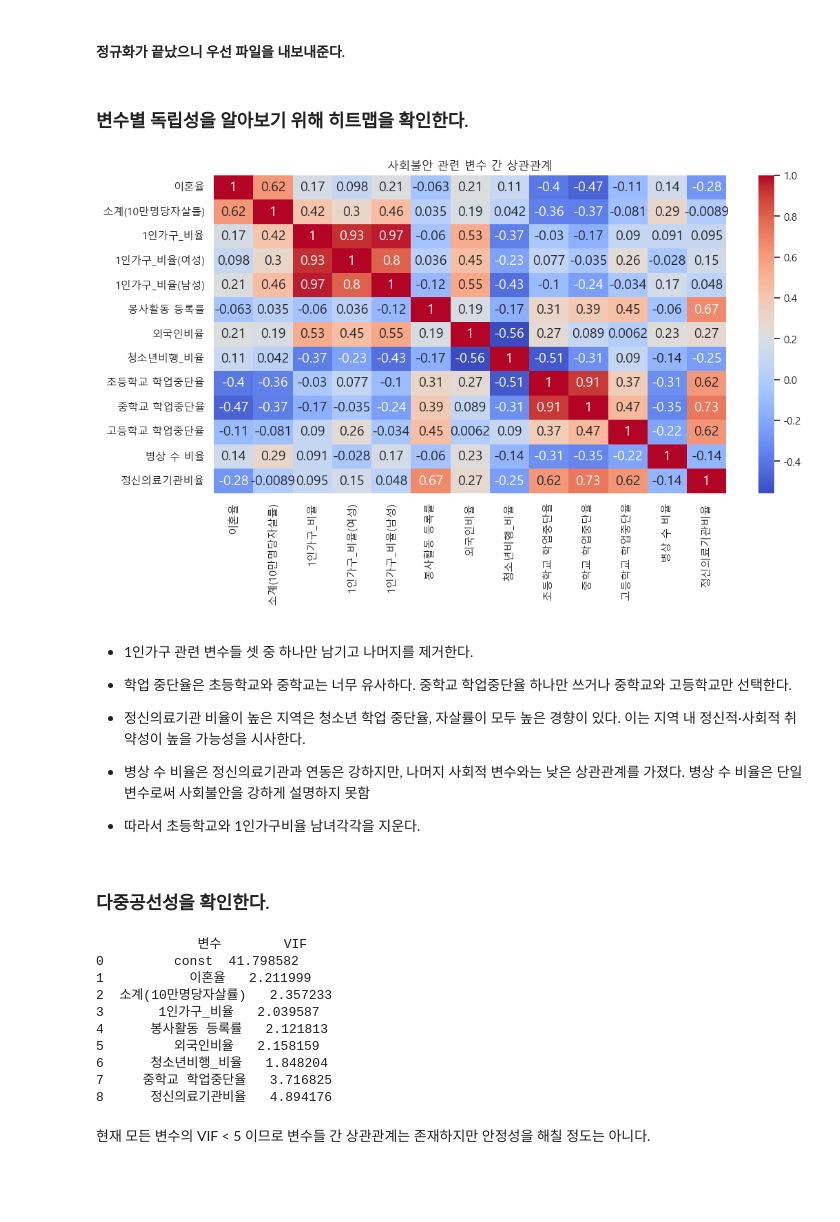
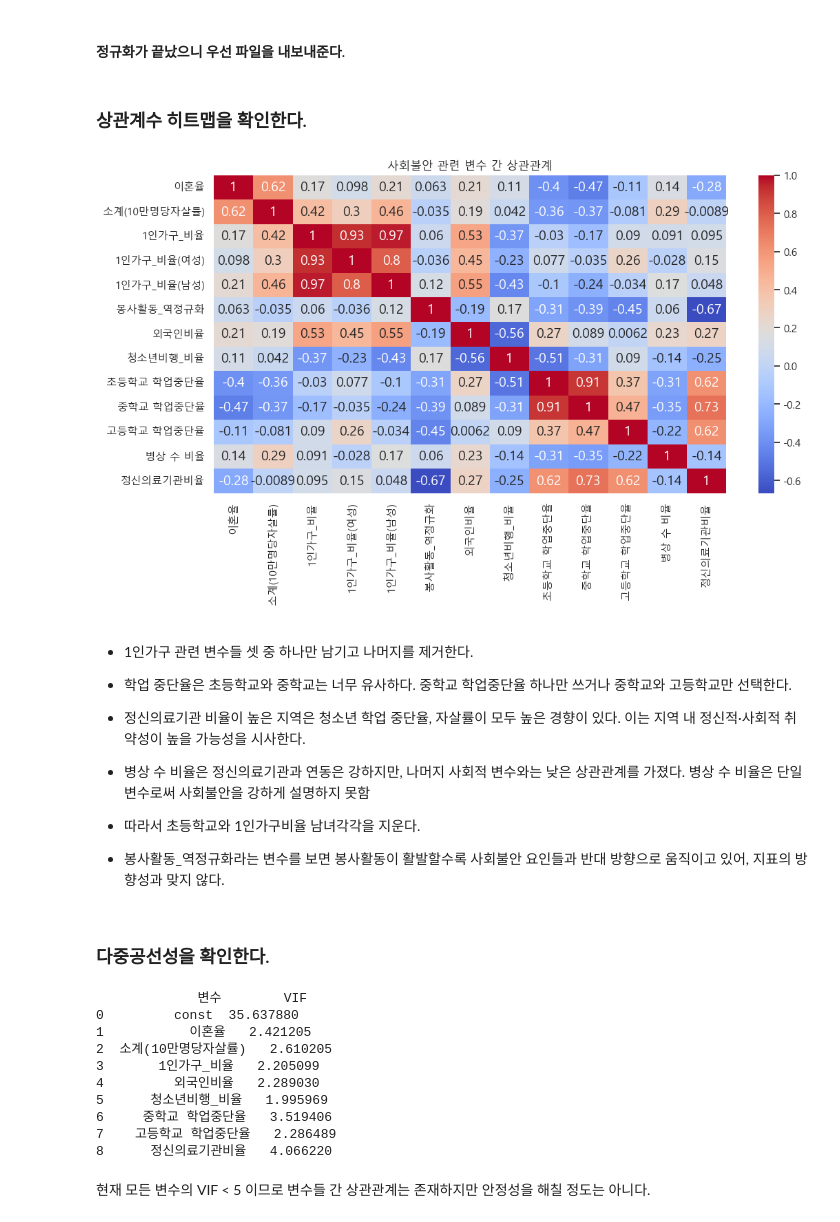
Before and after one commit to CityCrimeResearch/MidProject, a Jupyter notebook: members/조준혁/notebook/정규화작업_수정2.ipynb, the cells around one changed output. Saved outputs shown, nothing was run; the diff lists cells and outputs as text; code cells hidden in the pictures; blank space fills up the shorter version.

```diff
--- a/members/조준혁/notebook/정규화작업_수정2.ipynb
+++ b/members/조준혁/notebook/정규화작업_수정2.ipynb
@@ -1210,5 +1211,5 @@ print(f"강력 범죄: r = {r_violent:.2f}, R² = {r2_violent:.2f}")
 # %% [markdown]
 ### 정신치료기관 수 데이터 추가
 # %%
-df_hospt = pd.read_clipboard()
+hospt_df = pd.read_csv('members/조준혁/정신의료기관 및 병상수 2023.csv', index_col = 0)
 # %%
@@ -1223,7 +1234,0 @@ df_hospt.head()
-# %%
-# 컬럼 이름을 바꿔준다.
-df_hospt = df_hospt.rename(columns={'지역': '자치구별',
-                                    '기관수' : '정신의료기관수',
-                                    '병상수' : '정신의료기관 병상 수'})
-hospt_df = df_hospt[(df_hospt['자치구별'] != '서울시')]
-hospt_df.head()
@@ -1286,18 +1282,18 @@ df_norm3.head()
 # csv로 내보낸다.
 df_norm3.to_csv('members/조준혁/정규화_수정_최종.csv', encoding='utf-8-sig', index=True)
 # %% [markdown]
-### 변수별 독립성을 알아보기 위해 히트맵을 확인한다.
+### 상관계수 히트맵을 확인한다.
 # %%
 # 상관계수 히트맵
 sns.heatmap(df_norm3[['이혼율', '소계(10만명당자살률)', '1인가구_비율',
-                      '1인가구_비율(여성)' , '1인가구_비율(남성)','봉사활동 등록률',
+                      '1인가구_비율(여성)' , '1인가구_비율(남성)','봉사활동_역정규화',
                       '외국인비율','청소년비행_비율', '초등학교 학업중단율', '중학교 학업중단율',
                       '고등학교 학업중단율','병상 수 비율','정신의료기관비율']].corr(),
             annot=True, cmap='coolwarm')
 plt.title('사회불안 관련 변수 간 상관관계')
 plt.show()
 # %% [output]
-[figure, old version]
+[figure, new version]
 # %% [markdown]
 - 1인가구 관련 변수들 셋 중 하나만 남기고 나머지를 제거한다.
 
@@ -1308,6 +1304,7 @@ plt.show()
 - 병상 수 비율은 정신의료기관과 연동은 강하지만, 나머지 사회적 변수와는 낮은 상관관계를 가졌다. 병상 수 비율은 단일 변수로써 사회불안을 강하게 설명하지 못함
 
 - 따라서 초등학교와 1인가구비율 남녀각각을 지운다.
+- 봉사활동_역정규화라는 변수를 보면 봉사활동이 활발할수록 사회불안 요인들과 반대 방향으로 움직이고 있어, 지표의 방향성과 맞지 않다.
 # %% [markdown]
 ### 다중공선성을 확인한다.
 # %%
@@ -1318,10 +1315,10 @@ X = df_norm3[[
     '이혼율',
     '소계(10만명당자살률)',
     '1인가구_비율',
-    '봉사활동 등록률',
     '외국인비율',
     '청소년비행_비율',
     '중학교 학업중단율',
+    '고등학교 학업중단율',
     '정신의료기관비율'
 ]]
 
@@ -1336,15 +1333,15 @@ vif_df["VIF"] = [variance_inflation_factor(X.values, i) for i in range(X.shape[1
 print(vif_df)
 # %% [output]
              변수        VIF
-0         const  41.798582
-1           이혼율   2.211999
-2  소계(10만명당자살률)   2.357233
-3       1인가구_비율   2.039587
-4      봉사활동 등록률   2.121813
-5         외국인비율   2.158159
-6      청소년비행_비율   1.848204
-7     중학교 학업중단율   3.716825
-8      정신의료기관비율   4.894176
+0         const  35.637880
+1           이혼율   2.421205
+2  소계(10만명당자살률)   2.610205
+3       1인가구_비율   2.205099
+4         외국인비율   2.289030
+5      청소년비행_비율   1.995969
+6     중학교 학업중단율   3.519406
+7    고등학교 학업중단율   2.286489
+8      정신의료기관비율   4.066220
 # %% [markdown]
 현재 모든 변수의 VIF < 5 이므로 변수들 간 상관관계는 존재하지만 안정성을 해칠 정도는 아니다.
 # %%
```
Also changed, not shown: parts of 17 cells of this notebook, 9 other files.
